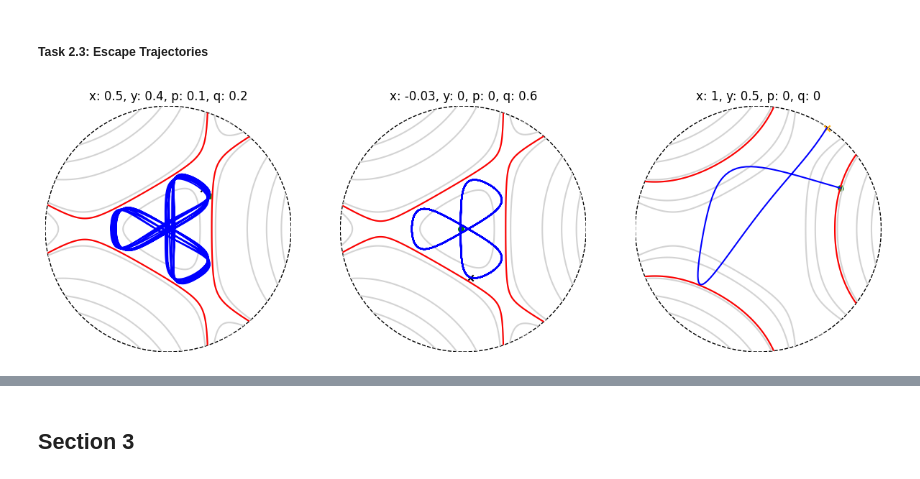
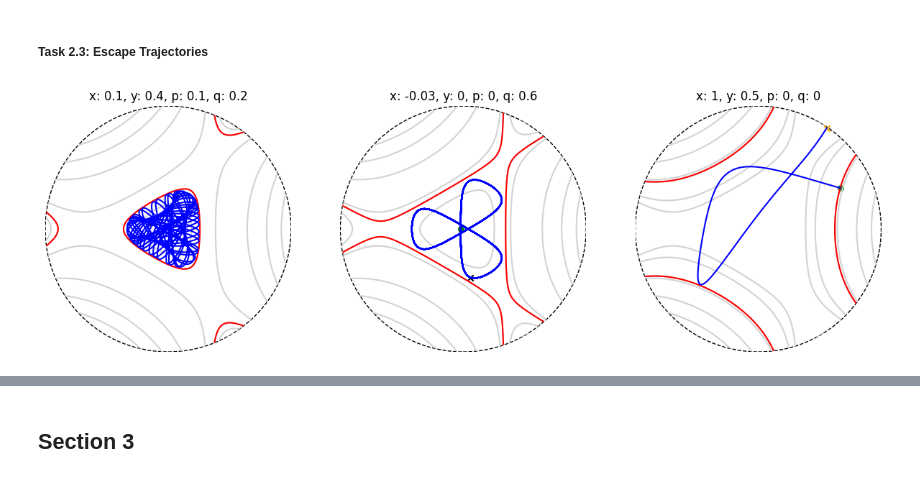
Before and after one commit to ProgramPhantom/MPS224-Scientific-Computing, a Jupyter notebook: Assignment 2/assignment2.ipynb, the cells around one changed output, grey strips where cells are left out. Cells and saved outputs as stored; diff of their text form; code cells hidden in the pictures.

```diff
--- a/Assignment 2/assignment2.ipynb
+++ b/Assignment 2/assignment2.ipynb
@@ -455,12 +461,12 @@ def show_trajectory_fancy(u0, t_max=50, t_steps=2000, R=1.5, ax=None):
 # %%
 fig, axes = plt.subplots(1, 3, figsize=(15, 5))
 
-show_trajectory_fancy([0.5, 0.4, 0.1, 0.2], t_max=150, ax=axes[0])
+show_trajectory_fancy([0.1, 0.4, 0.1, 0.2], t_max=150, ax=axes[0])
 
 show_trajectory_fancy([-0.03, 0, 0, 0.6], t_max=250, ax=axes[1])
 
 show_trajectory_fancy([1, 0.5, 0, 0], t_max=150, ax=axes[2])
 
 plt.show()
 # %% [output]
-[figure, old version]
+[figure, new version]
```
Also changed, not shown: parts of 8 cells of this notebook.
